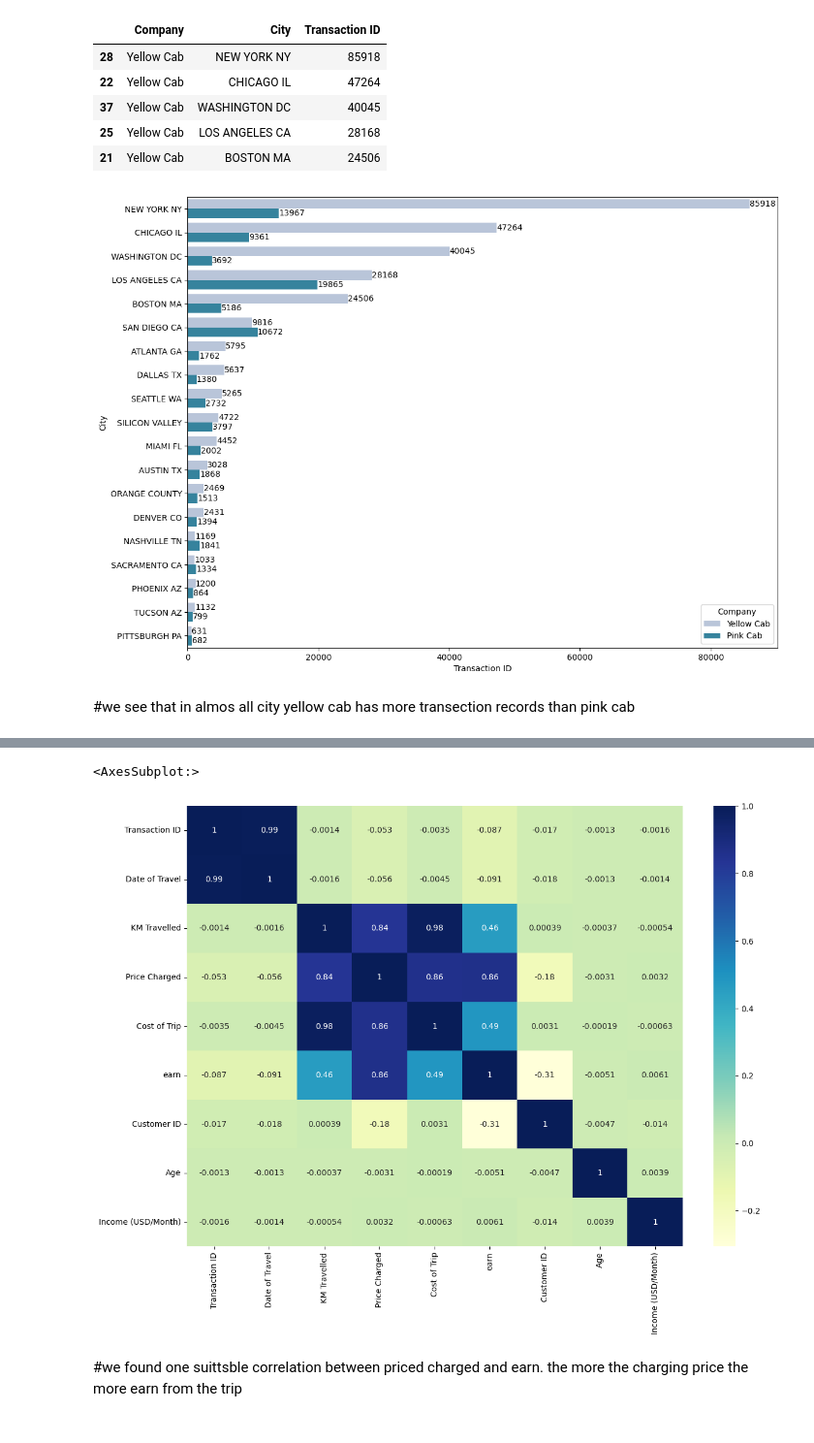
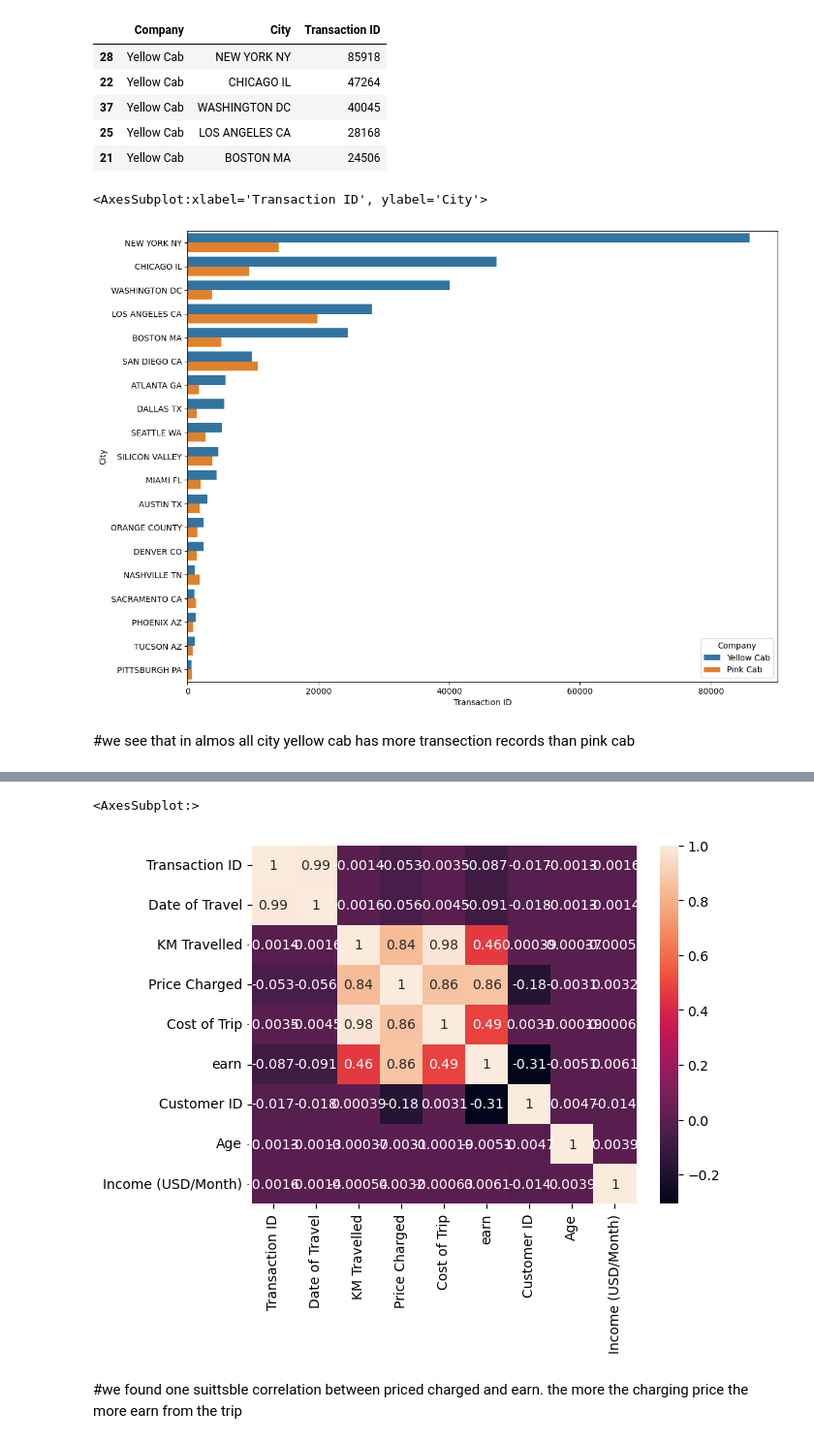
Before and after one commit to AN-SAFAWAT/EDA-Cab_Invenstment-with-ML, a Jupyter notebook: City_cab_data_analysis.ipynb, the cells around one changed output, grey strips where cells are left out. Shown at 97% size. Drawn from its saved outputs; the diff is of its cells as text; code cells hidden in the pictures.

```diff
--- a/City_cab_data_analysis.ipynb
+++ b/City_cab_data_analysis.ipynb
@@ -313,11 +313,10 @@ most_tran.head(5)
 #transextion of both cab in all the city
 
 plt.figure(figsize=(13,10))
-ax=sns.barplot(x='Transaction ID',y='City',hue='Company',data=most_tran,palette='PuBuGn')
-for container in ax.containers:
-    ax.bar_label(container)
+sns.barplot(x='Transaction ID',y='City',hue='Company',data=most_tran)
 # %% [output]
+<AxesSubplot:xlabel='Transaction ID', ylabel='City'>
-[figure, old version]
+[figure, new version]
 # %% [markdown]
 #we see that in almos all city yellow cab has more transection records than pink cab
 # %%
@@ -334,11 +333,10 @@ overall_data.corr()
 | Age | -0.001267 | -0.001346 | -0.000369 | -0.003084 | -0.000189 | -0.005093 | -0.004735 | ... |
 | Income (USD/Month) | -0.001570 | -0.001368 | -0.000544 | 0.003228 | -0.000633 | 0.006148 | -0.013608 | ... |
 # %%
-plt.figure(figsize=(14,10))
-sns.heatmap(data=overall_data.corr(),annot=True,cmap='YlGnBu')
+sns.heatmap(data=overall_data.corr(),annot=True)
 # %% [output]
 <AxesSubplot:>
-[figure, old version]
+[figure, new version]
 # %% [markdown]
 #we found one suittsble correlation between priced charged and earn. the more the charging price the more earn from the trip
 # %%
```
Also changed, not shown: parts of 19 cells of this notebook.
